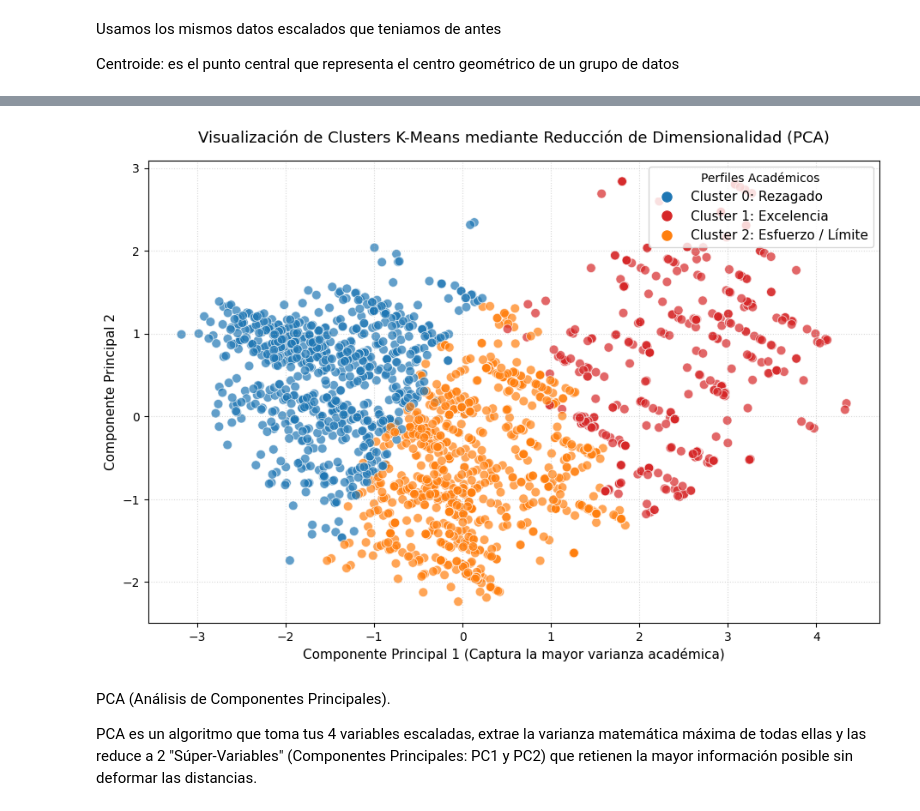
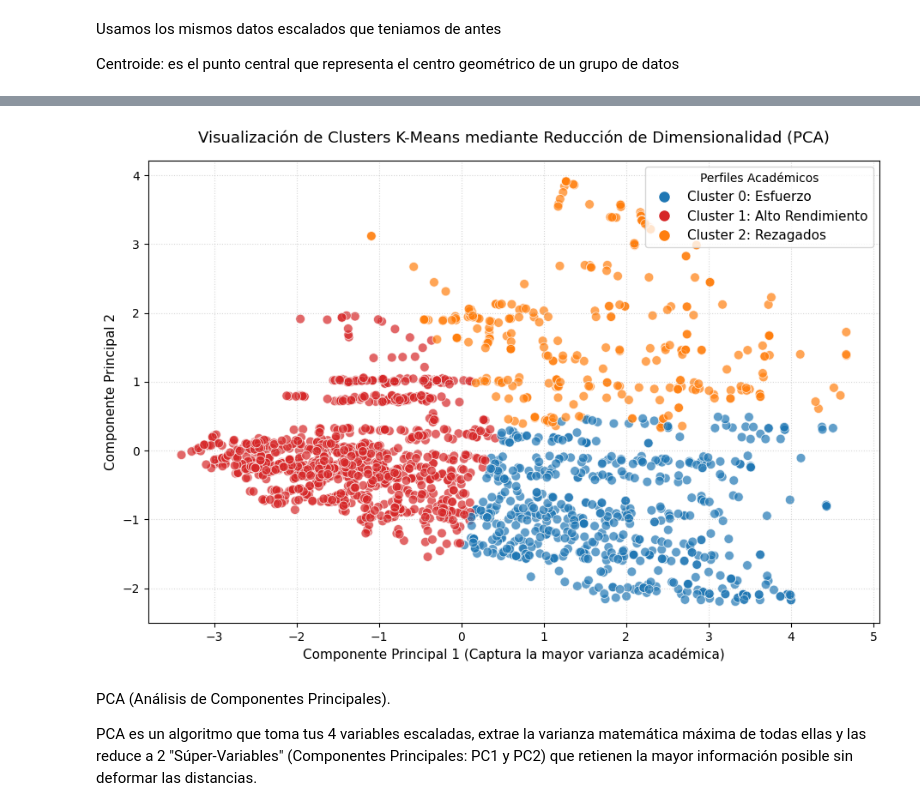
Before and after one commit to Ruhtenio/Mineria_Datos002D, a Jupyter notebook: proyecto_base_mineria.ipynb, the cells around one changed output, grey strips where cells are left out. Cells and saved outputs as stored; diff of their text form; code cells hidden in the pictures.

Commit message:
Actualizar proyecto de mineria de datos

```diff
--- a/proyecto_base_mineria.ipynb
+++ b/proyecto_base_mineria.ipynb
@@ -1036,7 +1127,7 @@ from sklearn.preprocessing import StandardScaler
 from sklearn.model_selection import train_test_split
 
 # 1. Definir las variables puras del perfil del alumno
-variables_perfil_puro = ['paes', 'nem', 'rank', 'puntaje_corte']
+variables_perfil_puro = ['puntaje_ponderado', 'nem', 'rank', 'puntaje_corte', 'brecha_puntaje']
 X_puro = df_balanceado[variables_perfil_puro]
 y_puro = df_balanceado['admit']
 
@@ -1046,7 +1137,8 @@ X_escalado = scaler_perfil.fit_transform(X_puro)
 
 # 3. Volver a hacer la división 80/20 pero usando los datos ESCALADOS
 X_train_p, X_test_p, y_train_p, y_test_p = train_test_split(
-    X_escalado, y_puro,
+    X_escalado,
+    y_puro,
     test_size=0.20,
     random_state=42,
     stratify=y_puro
@@ -1059,0 +1154,12 @@ Datos escalados correctamente. Forma de X_train_p: (1988, 4)
+# %%
+from sklearn.linear_model import LogisticRegression
+from sklearn.metrics import classification_report, confusion_matrix, accuracy_score
+import pickle
+import matplotlib.pyplot as plt
+import seaborn as sns
+
+modelo_logistico = LogisticRegression(class_weight='balanced', random_state=42) #max_iter = 100 por defecto pero se puede cambiar
+modelo_logistico.fit(X_train_p, y_train_p)
+
+# Realizar predicciones
+y_pred_logistico = modelo_logistico.predict(X_test_p)
@@ -1067,15 +1216,16 @@ Post-poda: Permite que el árbol crezca al máximo y luego recorta las ramas que
 # %%
 # 1. Crear el modelo aplicando Pre-poda (Restricciones de crecimiento)
 arbol_podado = DecisionTreeClassifier(
-    criterion='entropy',
-    max_depth=6,
-    min_samples_leaf=10,
+    criterion='entropy', #métrica para medir la pureza de los datos
+    max_depth=6, #Profundidad del modelo
+    min_samples_leaf=20, #Exige que cualquier nodo final (hoja) tenga como mínimo 10 muestras de datos para poder existir
+    class_weight='balanced', #hace que el árbol penalice más los errores en la clase minoritaria, corrigiendo el sesgo del SMOTE
     random_state=42
 )
 
 # 2. Entrenar el modelo utilizando los conjuntos de datos escalados
 print("Entrenando el Árbol de Decisión Podado con datos escalados...")
-arbol_podado.fit(X_train_p, y_train_p)
+arbol_podado.fit(X_train, y_train)
 
 print("¡Modelo entrenado con éxito controlando el sobreajuste y la escala!")
 # %% [output]
@@ -1148,11 +1298,11 @@ profundidades_e = range(1, 15)
 
 for depth in profundidades_e:
     modelo_depth = DecisionTreeClassifier(criterion='entropy', max_depth=depth, random_state=42)
-    modelo_depth.fit(X_train_p, y_train_p) # Tus datos de entrenamiento actuales
+    modelo_depth.fit(X_train, y_train) # Tus datos de entrenamiento actuales
 
 
-    train_scores_e.append(accuracy_score(y_train_p, modelo_depth.predict(X_train_p)))
-    test_scores_e.append(accuracy_score(y_test_p, modelo_depth.predict(X_test_p)))
+    train_scores_e.append(accuracy_score(y_train, modelo_depth.predict(X_train)))
+    test_scores_e.append(accuracy_score(y_test, modelo_depth.predict(X_test)))
 
 # 3. Graficar la curva de sobreajuste
 plt.figure(figsize=(11, 6))
@@ -1279,40 +1485,37 @@ X_pca = pca.fit_transform(X_train_p) # Usamos los datos escalados de entrenamien
 # 2. Crear un DataFrame con las coordenadas de PCA y los clusters
 df_pca = pd.DataFrame(X_pca, columns=['Componente Principal 1 (PC1)', 'Componente Principal 2 (PC2)'])
 df_pca['cluster_perfil'] = clusters_train
 
 # 3. Graficar la proyección PCA
 plt.figure(figsize=(11, 7))
 colores_perfiles = {0: '#1f77b4', 1: '#d62728', 2: '#ff7f0e'}
 
 sns.scatterplot(
     data=df_pca,
     x='Componente Principal 1 (PC1)',
     y='Componente Principal 2 (PC2)',
     hue='cluster_perfil',
     palette=colores_perfiles,
     alpha=0.7,
     s=60,
     edgecolor='w'
 )
 
 # 4. Estética profesional
 plt.title('Visualización de Clusters K-Means mediante Reducción de Dimensionalidad (PCA)', fontsize=13, pad=15)
 plt.xlabel('Componente Principal 1 (Captura la mayor varianza académica)', fontsize=11)
 plt.ylabel('Componente Principal 2', fontsize=11)
 
 lineas_leyenda = [
-    plt.Line2D([0], [0], marker='o', color='w', markerfacecolor='#1f77b4', markersize=10, label='Cluster 0: Rezagado'),
-    plt.Line2D([0], [0], marker='o', color='w', markerfacecolor='#d62728', markersize=10, label='Cluster 1: Excelencia'),
-    plt.Line2D([0], [0], marker='o', color='w', markerfacecolor='#ff7f0e', markersize=10, label='Cluster 2: Esfuerzo / Límite')
+    plt.Line2D([0], [0], marker='o', color='w', markerfacecolor='#1f77b4', markersize=10, label='Cluster 0: Esfuerzo'),
+    plt.Line2D([0], [0], marker='o', color='w', markerfacecolor='#d62728', markersize=10, label='Cluster 1: Alto Rendimiento'),
+    plt.Line2D([0], [0], marker='o', color='w', markerfacecolor='#ff7f0e', markersize=10, label='Cluster 2: Rezagados')
 ]
 plt.legend(handles=lineas_leyenda, title='Perfiles Académicos', fontsize=11, loc='upper right')
 plt.grid(True, linestyle=':', alpha=0.5)
-
-# Guardar la gráfica definitiva para el informe
-plt.savefig('clusters_kmeans_pca.png', dpi=300, bbox_inches='tight')
 plt.show()
 # %% [output]
-[figure, old version]
+[figure, new version]
 # %% [markdown]
 PCA (Análisis de Componentes Principales).
 
```
Also changed, not shown: parts of 80 cells of this notebook.
